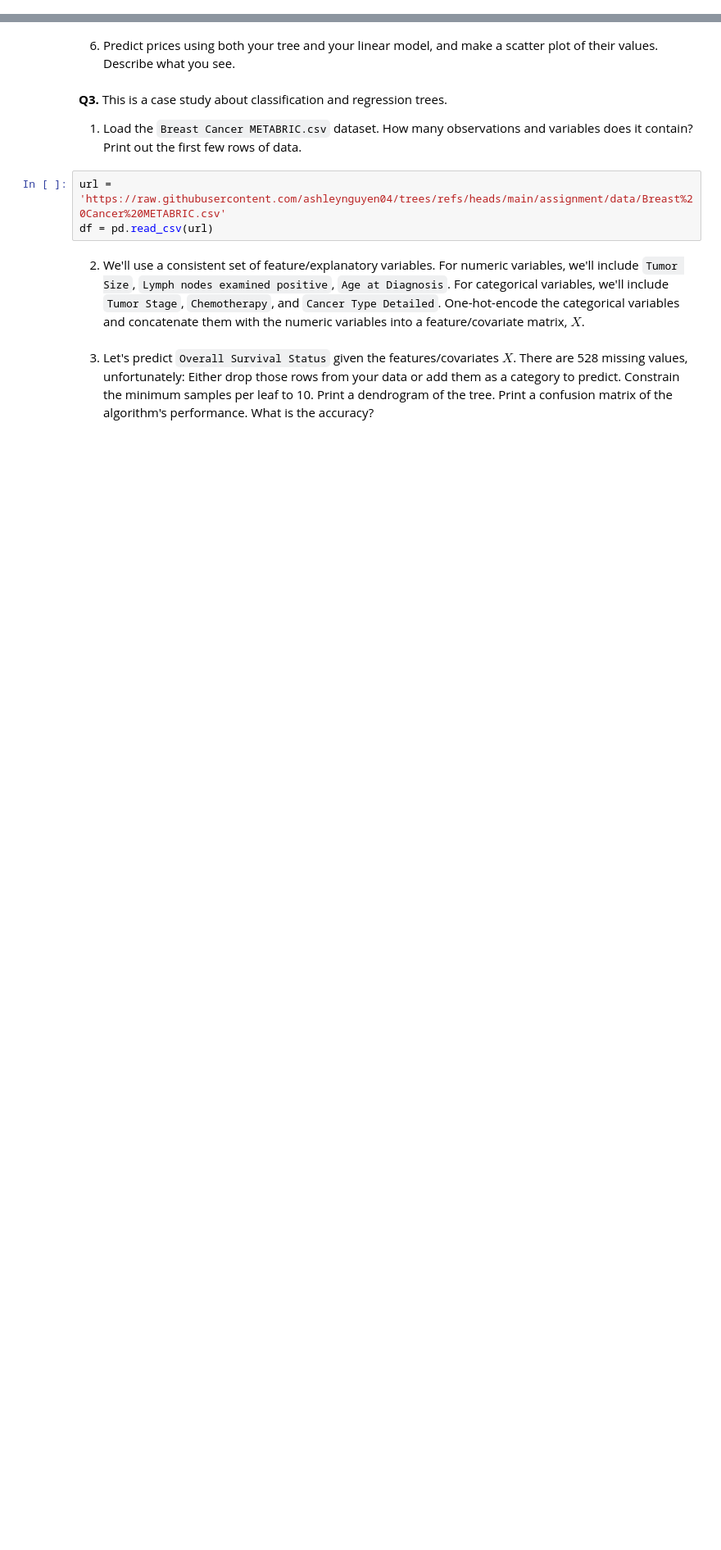
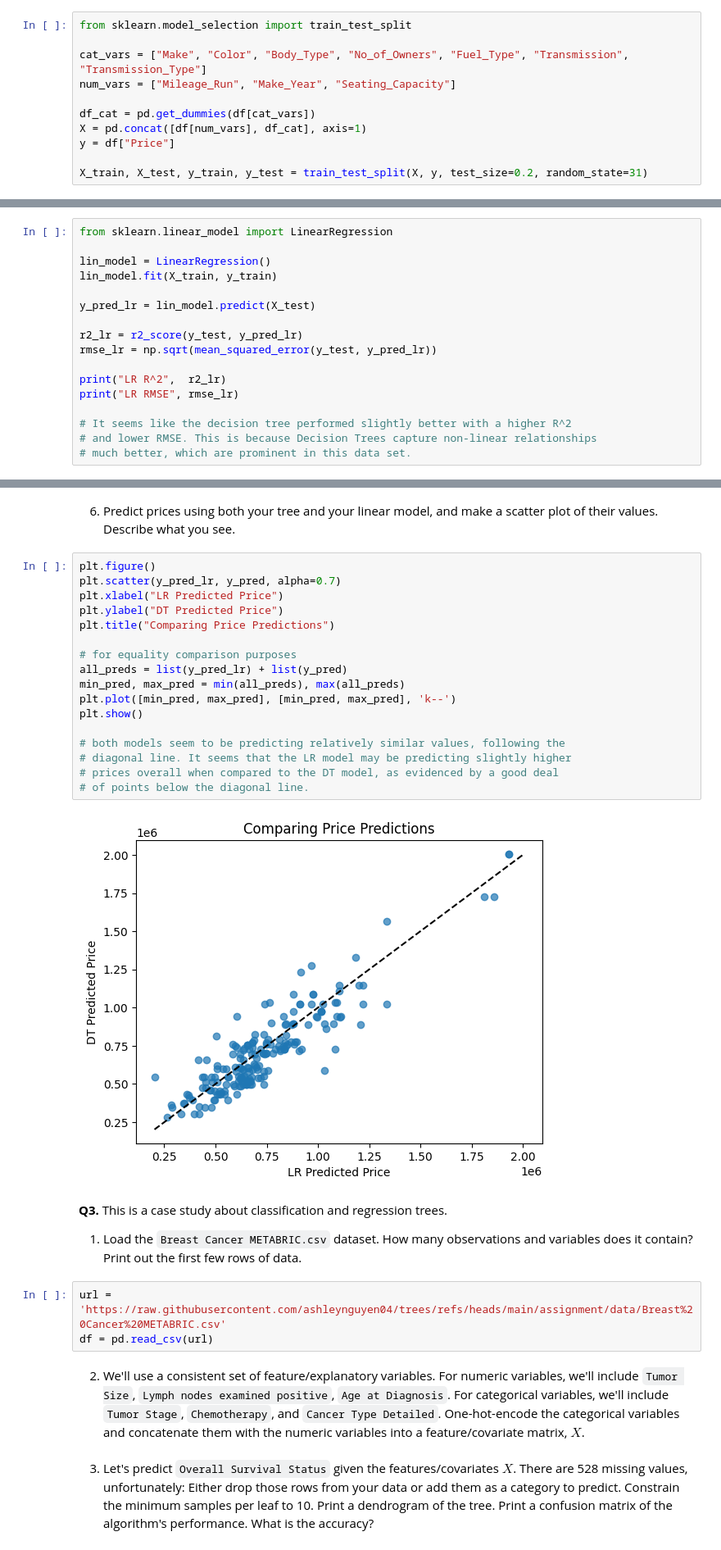
Before and after one commit to ashleynguyen04/trees, a Jupyter notebook: assignment/assignment.ipynb, the cells around one changed output, grey strips where cells are left out. Shown: that part at 82% size. Cells and saved outputs as stored; diff of their text form; blank space fills up the shorter version.

```diff
--- a/assignment/assignment.ipynb
+++ b/assignment/assignment.ipynb
@@ -66,6 +66,17 @@ print(df.head())
 4  515000
 # %% [markdown]
 2. For the categorical variables `Make`, `Color`, `Body_type`, `No_of_Owners`, `Fuel_Type`, `Transmission`, and `Transmission_Type`, create dummy/one-hot-encoded representations. For numeric variables, we'll use `Mileage_Run`, `Make_Year`, and `Seating_Capacity`. Our target variable will be `Price`. Make a train-test split of your data.
+# %%
+from sklearn.model_selection import train_test_split
+
+cat_vars = ["Make", "Color", "Body_Type", "No_of_Owners", "Fuel_Type", "Transmission", "Transmission_Type"]
+num_vars = ["Mileage_Run", "Make_Year", "Seating_Capacity"]
+
+df_cat = pd.get_dummies(df[cat_vars])
+X = pd.concat([df[num_vars], df_cat], axis=1)
+y = df["Price"]
+
+X_train, X_test, y_train, y_test = train_test_split(X, y, test_size=0.2, random_state=31)
 # %% [markdown]
 
 3. From `sklearn.tree`, import the `DecisionTreeRegressor` and `plot_tree`. Use a train-test split to iterate over possible values for `min_samples_leaf`, computing the $R^2$ for each value between 1 and 25. What choice achieves the highest $R^2$ on the test data?
@@ -78,3 +145,20 @@ from sklearn.tree import plot_tree # Plot the tree
 # %% [markdown]
 
 5. Run a linear regression of price on the same variables. Which model -- regression tree or linear regression -- performs better on the test set? Why?
+# %%
+from sklearn.linear_model import LinearRegression
+
+lin_model = LinearRegression()
+lin_model.fit(X_train, y_train)
+
+y_pred_lr = lin_model.predict(X_test)
+
+r2_lr = r2_score(y_test, y_pred_lr)
+rmse_lr = np.sqrt(mean_squared_error(y_test, y_pred_lr))
+
+print("LR R^2",  r2_lr)
+print("LR RMSE", rmse_lr)
+
+# It seems like the decision tree performed slightly better with a higher R^2
+# and lower RMSE. This is because Decision Trees capture non-linear relationships
+# much better, which are prominent in this data set.
@@ -81,6 +168,25 @@ from sklearn.tree import plot_tree # Plot the tree
 # %% [markdown]
 
 6. Predict prices using both your tree and your linear model, and make a scatter plot of their values. Describe what you see.
+# %%
+plt.figure()
+plt.scatter(y_pred_lr, y_pred, alpha=0.7)
+plt.xlabel("LR Predicted Price")
+plt.ylabel("DT Predicted Price")
+plt.title("Comparing Price Predictions")
+
+# for equality comparison purposes
+all_preds = list(y_pred_lr) + list(y_pred)
+min_pred, max_pred = min(all_preds), max(all_preds)
+plt.plot([min_pred, max_pred], [min_pred, max_pred], 'k--')
+plt.show()
+
+# both models seem to be predicting relatively similar values, following the
+# diagonal line. It seems that the LR model may be predicting slightly higher
+# prices overall when compared to the DT model, as evidenced by a good deal
+# of points below the diagonal line.
+# %% [output]
+[figure, added]
 # %% [markdown]
 **Q3.** This is a case study about classification and regression trees.
 
```
Also changed, not shown: parts of 4 cells of this notebook.
